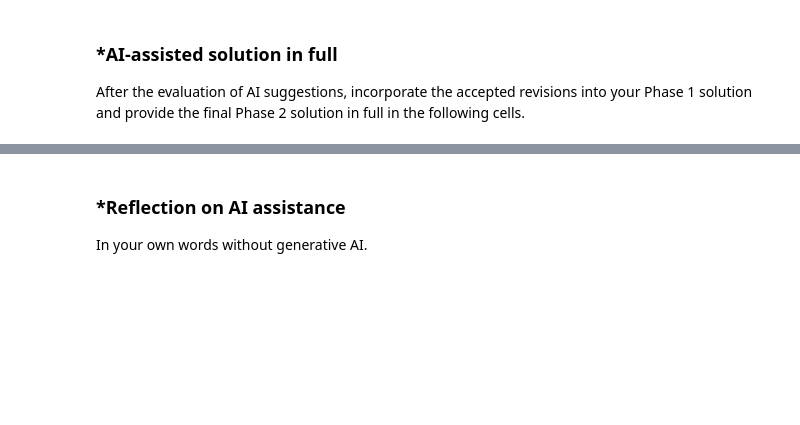
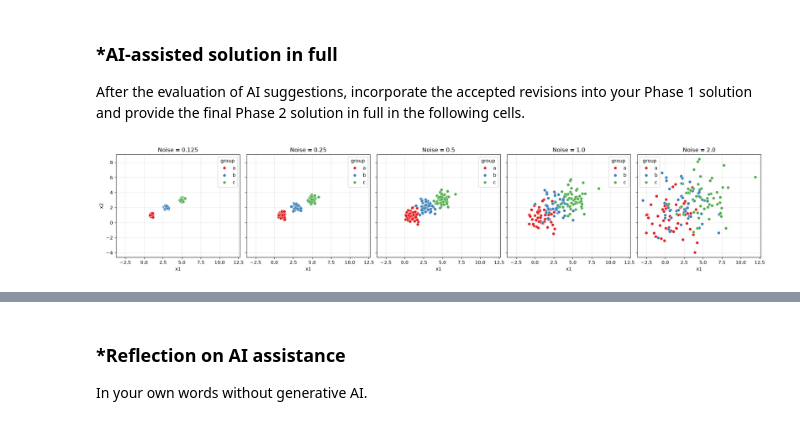
Before and after one commit to 9-uh/A04-clustering, a Jupyter notebook: notebook.ipynb, the cells around one changed output, grey strips where cells are left out. Cells and saved outputs as stored; diff of their text form; code cells hidden in the pictures; blank space fills up the shorter version.

```diff
--- a/notebook.ipynb
+++ b/notebook.ipynb
@@ -402,0 +558,28 @@ After the evaluation of AI suggestions, incorporate the accepted revisions into
+# %%
+# Q1 -2: - making scatter plots
+import matplotlib.pyplot as plt
+import seaborn as sns
+
+datasets = {
+    'Noise = 0.125': df0_125,
+    'Noise = 0.25': df0_25,
+    'Noise = 0.5': df0_5,
+    'Noise = 1.0': df1_0,
+    'Noise = 2.0': df2_0
+}
+
+fig, axes = plt.subplots(1, 5, figsize=(20, 4), sharex=True, sharey=True)
+
+for i, (title, data) in enumerate(datasets.items()):
+    sns.scatterplot(data=data, x='x1', y='x2', hue='group', palette='Set1', ax=axes[i], s=40)
+    axes[i].set_title(title)
+    axes[i].grid(True, alpha=0.3)
+
+plt.tight_layout()
+plt.show()
+
+
+# As the noise level increases, the data becomes more scattered and harder to distinguish distinct clusters.
+# At 0.125 and 0.25 the three groups are cleanly separated. At 0.5 groups b and c start to touch. At 1.0 all three overlap substantially. At 2.0 they look like one cloud, and the colors are the only reason you know there are three groups.
+# %% [output]
+[figure, added]
```
Also changed, not shown: parts of 14 cells of this notebook.
